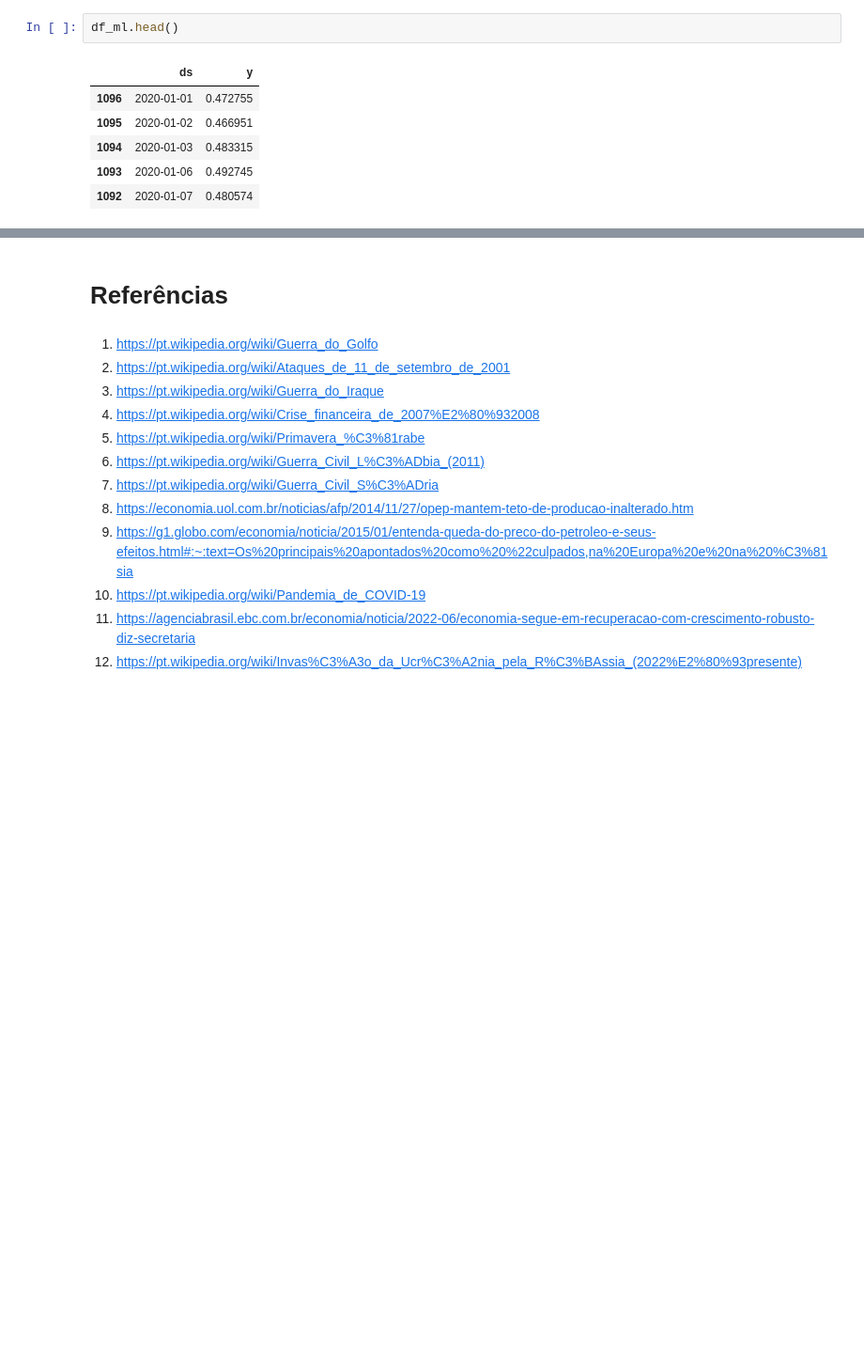
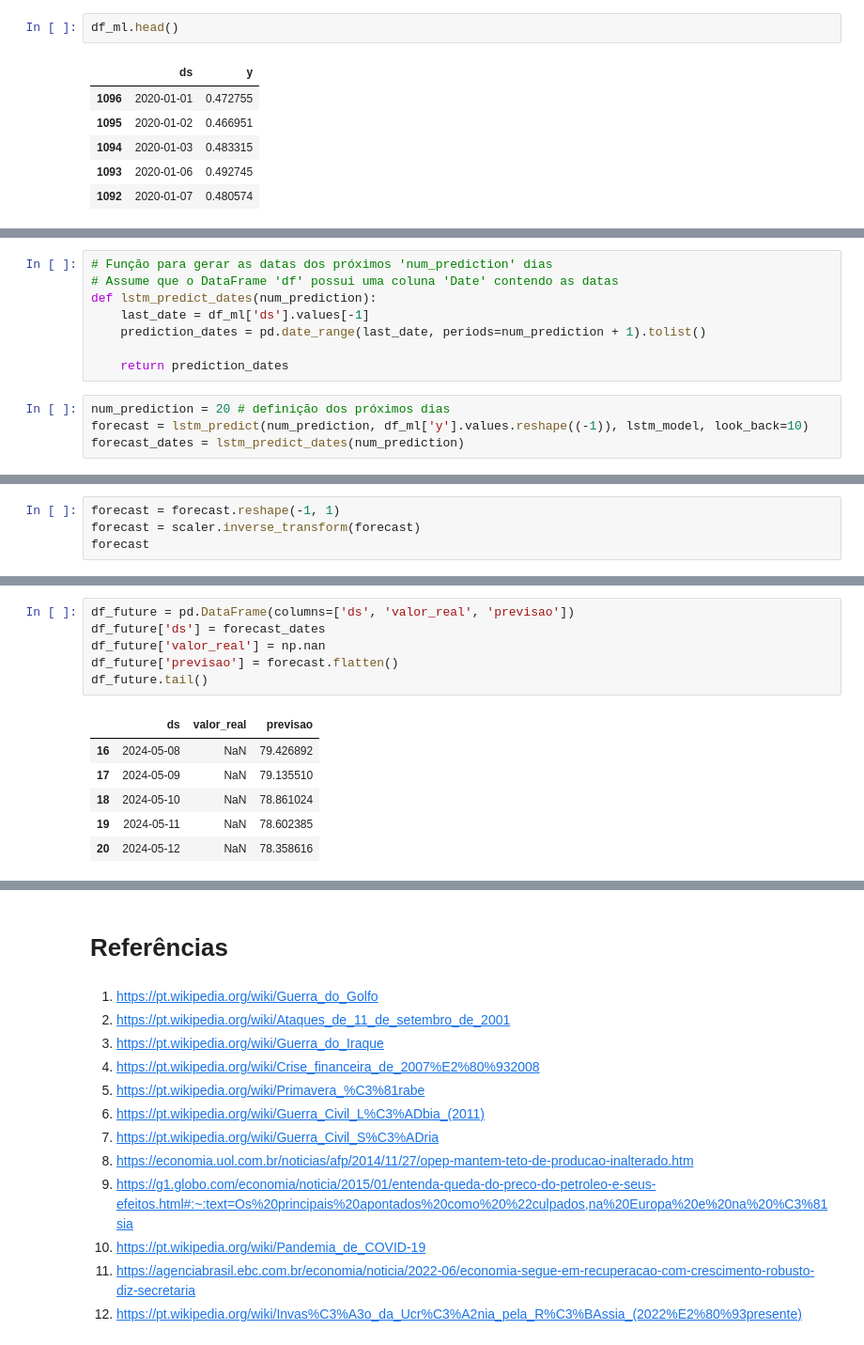
Before and after one commit to dhachcar/postech-tech-challenge-4, a Jupyter notebook: TechChallenge_4.ipynb, the cells around one changed output, grey strips where cells are left out. Shown at 94% size. Drawn from its saved outputs; the diff is of its cells as text; blank space fills up the shorter version.

Commit message:
feat(lstm): adicionado modelo lstm

```diff
--- a/TechChallenge_4.ipynb
+++ b/TechChallenge_4.ipynb
@@ -714,0 +751,12 @@ RMSE: 0.00283836
+# %%
+# Função para gerar as datas dos próximos 'num_prediction' dias
+# Assume que o DataFrame 'df' possui uma coluna 'Date' contendo as datas
+def lstm_predict_dates(num_prediction):
+    last_date = df_ml['ds'].values[-1]
+    prediction_dates = pd.date_range(last_date, periods=num_prediction + 1).tolist()
+
+    return prediction_dates
+# %%
+num_prediction = 20 # definição dos próximos dias
+forecast = lstm_predict(num_prediction, df_ml['y'].values.reshape((-1)), lstm_model, look_back=10)
+forecast_dates = lstm_predict_dates(num_prediction)
@@ -714,0 +847,4 @@ RMSE: 0.00283836
+# %%
+forecast = forecast.reshape(-1, 1)
+forecast = scaler.inverse_transform(forecast)
+forecast
@@ -714,0 +869,13 @@ RMSE: 0.00283836
+# %%
+df_future = pd.DataFrame(columns=['ds', 'valor_real', 'previsao'])
+df_future['ds'] = forecast_dates
+df_future['valor_real'] = np.nan
+df_future['previsao'] = forecast.flatten()
+df_future.tail()
+# %% [output]
+|  | ds | valor_real | previsao |
+| 16 | 2024-05-08 | NaN | 79.426892 |
+| 17 | 2024-05-09 | NaN | 79.135510 |
+| 18 | 2024-05-10 | NaN | 78.861024 |
+| 19 | 2024-05-11 | NaN | 78.602385 |
+| 20 | 2024-05-12 | NaN | 78.358616 |
```
Also changed, not shown: parts of 24 cells of this notebook.
